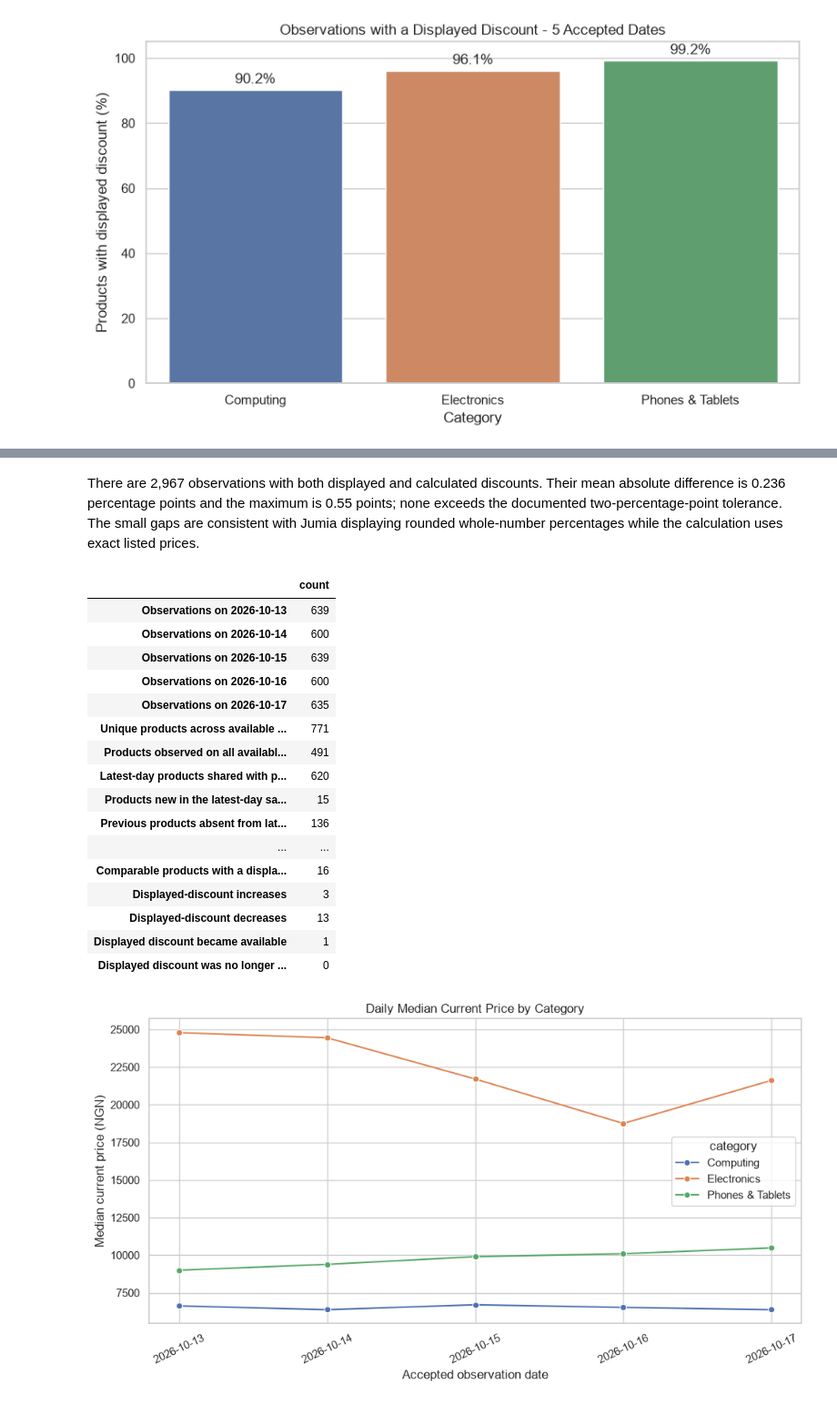
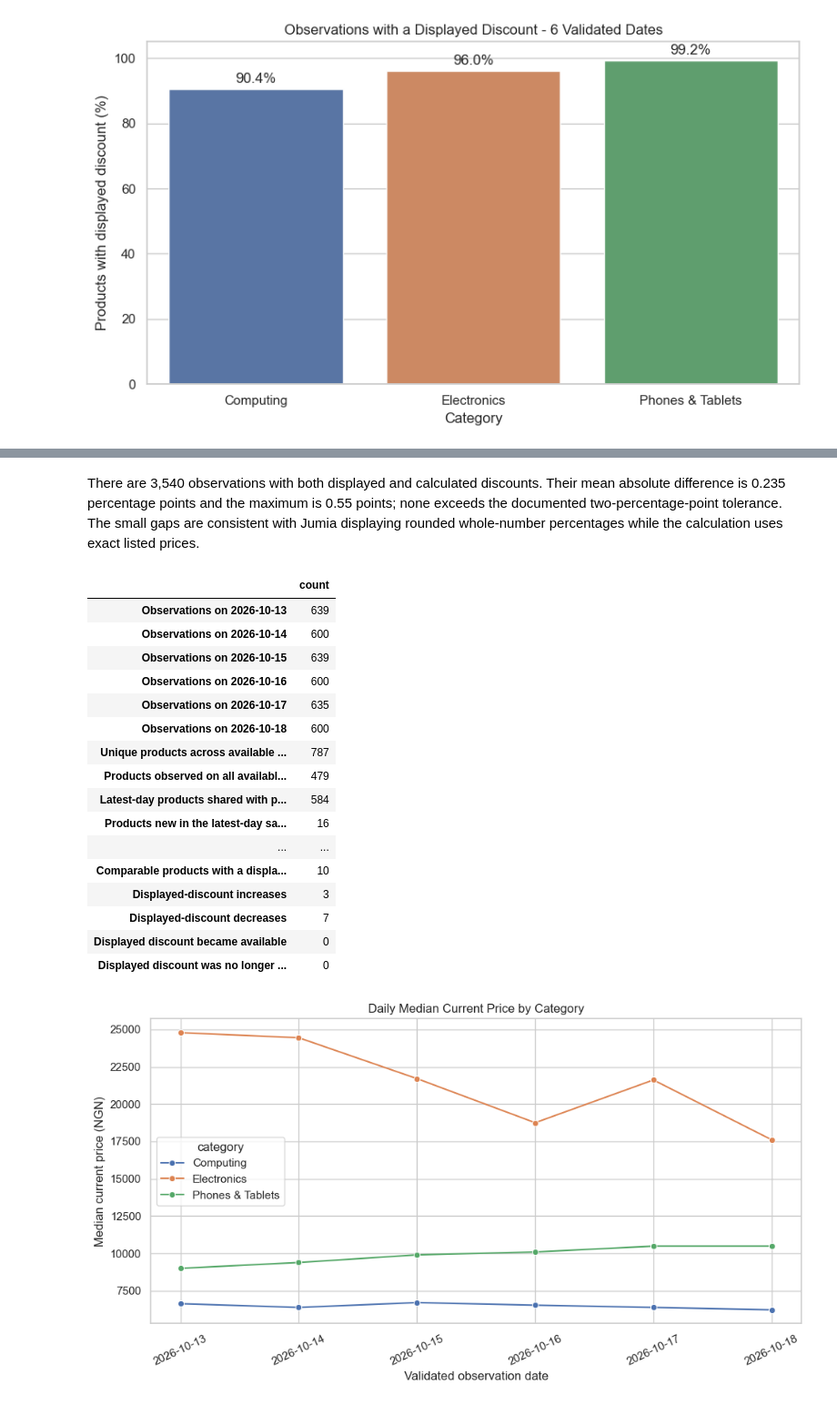
Before and after one commit to sedrackbisogho85-jpg/dsc2107-group2-jumia-ng, a Jupyter notebook: notebooks/jumia_analysis.ipynb, the cells around one changed output, grey strips where cells are left out. Shown at 91% size. Cells and saved outputs as stored; diff of their text form; code cells hidden in the pictures.

```diff
--- a/notebooks/jumia_analysis.ipynb
+++ b/notebooks/jumia_analysis.ipynb
@@ -407,5 +408,5 @@ plt.show()
 # %% [markdown]
-There are 2,967 observations with both displayed and calculated discounts. Their mean absolute difference is 0.236 percentage points and the maximum is 0.55 points; none exceeds the documented two-percentage-point tolerance. The small gaps are consistent with Jumia displaying rounded whole-number percentages while the calculation uses exact listed prices.
+There are 3,540 observations with both displayed and calculated discounts. Their mean absolute difference is 0.235 percentage points and the maximum is 0.55 points; none exceeds the documented two-percentage-point tolerance. The small gaps are consistent with Jumia displaying rounded whole-number percentages while the calculation uses exact listed prices.
 # %%
 latest_date = available_dates[-1]
 latest_day = df[df["scrape_date"] == latest_date].copy()
@@ -476,41 +477,41 @@ comparison_counts.update({
 })
 preliminary_comparison = pd.Series(comparison_counts)
 display(preliminary_comparison.rename("count").to_frame())
 
 daily_median_prices = (
     df.groupby(["scrape_date", "category"], as_index=False)["current_price"].median()
 )
 plt.figure(figsize=(10, 5.5))
 sns.lineplot(
     data=daily_median_prices,
     x="scrape_date",
     y="current_price",
     hue="category",
     marker="o",
 )
 plt.title("Daily Median Current Price by Category")
-plt.xlabel("Accepted observation date")
+plt.xlabel("Validated observation date")
 plt.ylabel("Median current price (NGN)")
 plt.xticks(rotation=25)
 plt.tight_layout()
 plt.show()
 # %% [output]
 |  | count |
 | Observations on 2026-10-13 | 639 |
 | Observations on 2026-10-14 | 600 |
 | Observations on 2026-10-15 | 639 |
 | Observations on 2026-10-16 | 600 |
 | Observations on 2026-10-17 | 635 |
-| Unique products across available ... | 771 |
-| Products observed on all availabl... | 491 |
-| Latest-day products shared with p... | 620 |
-| Products new in the latest-day sa... | 15 |
-| Previous products absent from lat... | 136 |
+| Observations on 2026-10-18 | 600 |
+| Unique products across available ... | 787 |
+| Products observed on all availabl... | 479 |
+| Latest-day products shared with p... | 584 |
+| Products new in the latest-day sa... | 16 |
 | ... | ... |
-| Comparable products with a displa... | 16 |
+| Comparable products with a displa... | 10 |
 | Displayed-discount increases | 3 |
-| Displayed-discount decreases | 13 |
-| Displayed discount became available | 1 |
+| Displayed-discount decreases | 7 |
+| Displayed discount became available | 0 |
 | Displayed discount was no longer ... | 0 |
-[figure, old version]
+[figure, new version]
 # %% [markdown]
```
Also changed, not shown: parts of 24 cells of this notebook, 25 other files.
